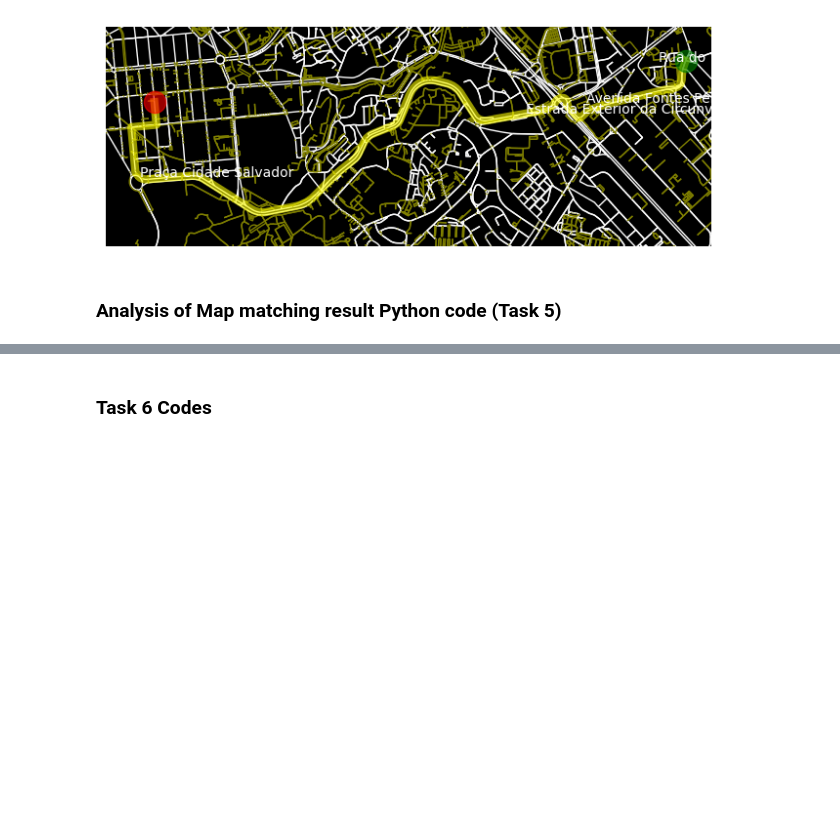
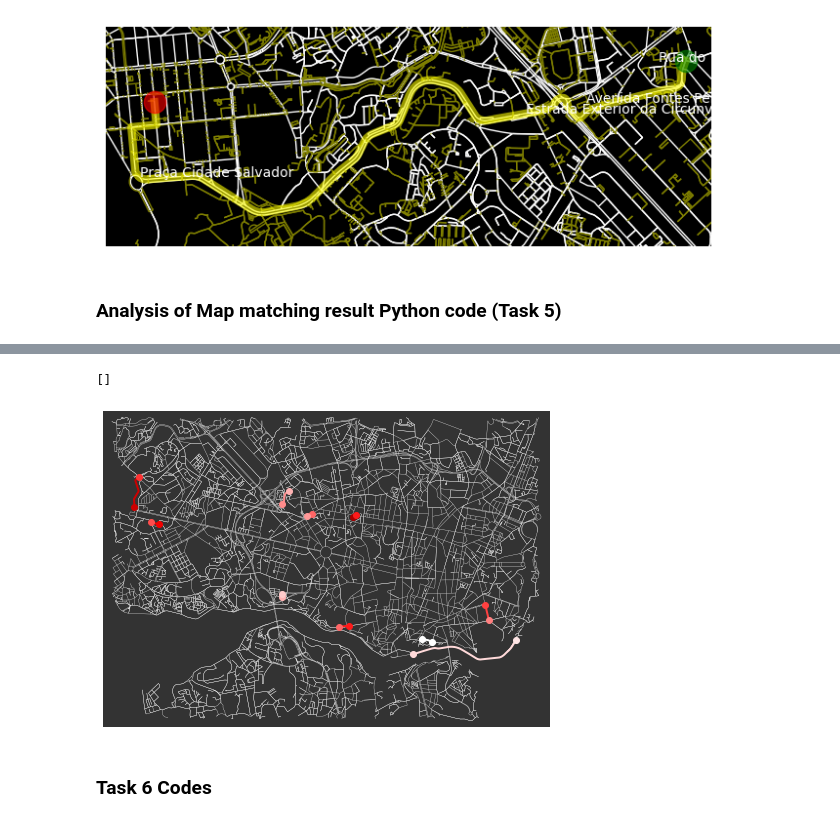
Before and after one commit to lolbus/AI6128_MapMatching_assignment, a Jupyter notebook: 6128_assignment2.ipynb, the cells around one changed output, grey strips where cells are left out. Saved outputs shown, nothing was run; the diff lists cells and outputs as text; code cells hidden in the pictures; blank space fills up the shorter version.

```diff
--- a/6128_assignment2.ipynb
+++ b/6128_assignment2.ipynb
@@ -509,0 +618,46 @@ Successfully installed tqdm-4.64.1
+# %%
+## Visualization of edges which has the largest traverse time
+
+list_of_x = []
+list_of_y = []
+print(list_of_x)
+for entry in longest_travel_time['points sequence'][:10]:
+    coords = np.array(ast.literal_eval(entry))
+    list_of_x.append(coords[:, 0])
+    list_of_y.append(coords[:, 1])
+list_of_x = np.concatenate(list_of_x, axis=0)
+list_of_y = np.concatenate(list_of_y, axis=0)
+
+min_x = np.min(list_of_x) - 0.005
+max_x = np.max(list_of_x) + 0.005
+min_y = np.min(list_of_y) - 0.01
+max_y = np.max(list_of_y) + 0.01
+
+boundary = [min_x, max_x, min_y, max_y]
+boundary_polygon = Polygon([(min_x,min_y),(max_x,min_y),(max_x,max_y),(min_x,max_y)])
+G = ox.graph_from_polygon(boundary_polygon, network_type='drive')
+
+fig, ax = ox.plot_graph(
+    G,
+    #close=False,
+    show=False,
+    bgcolor="#333333",
+    edge_color="w",
+    edge_linewidth=0.3,
+    node_size=0,
+)
+
+for i, entry in enumerate(longest_travel_time['points sequence'][:10]):
+    coords = np.array(ast.literal_eval(entry))
+    list_of_x = coords[:, 0]
+    list_of_y = coords[:, 1]
+    #plt.scatter()
+
+    plt.plot(list_of_x,list_of_y,linewidth=2, c=lighten_color('r', i*0.15))
+    plt.plot(list_of_x[0],list_of_y[0],marker ="o", c=lighten_color('r', i*0.15))
+    plt.plot(list_of_x[len(list_of_x)-1],list_of_y[len(list_of_y)-1],c=lighten_color('r', i*0.1), marker ="o")
+
+plt.show()
+# %% [output]
+[]
+[figure, added]
```
Also changed, not shown: parts of 7 cells of this notebook.
